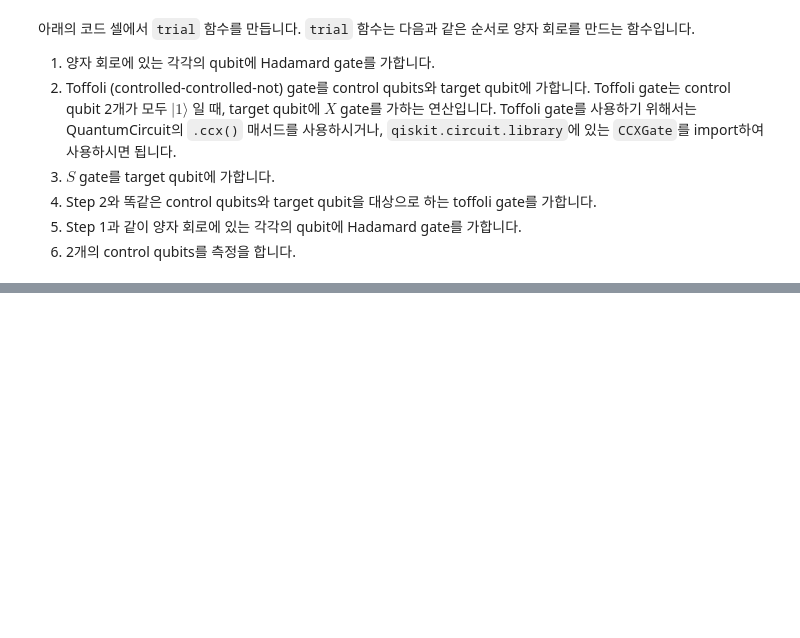
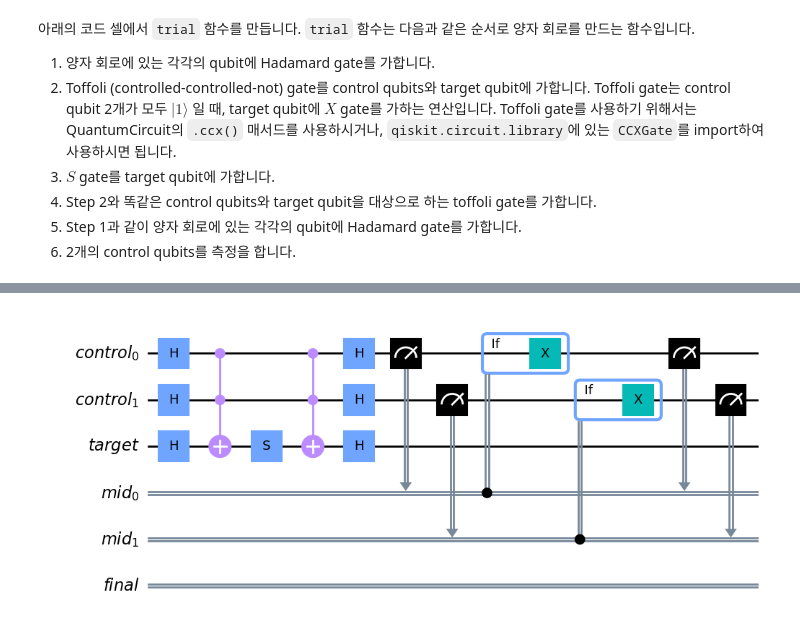
Before and after one commit to goseumdochy/qiskit-fall-fest-2023ku-challenge-notebook, a Jupyter notebook: Challenge5_solution.ipynb, the cells around one changed output, grey strips where cells are left out. Drawn from its saved outputs; the diff is of its cells as text; code cells hidden in the pictures; blank space fills up the shorter version.

```diff
--- a/Challenge5_solution.ipynb
+++ b/Challenge5_solution.ipynb
@@ -278,23 +331,27 @@ grade_ex3c(qc)
 # %%
 def reset_controls(
     circuit: QuantumCircuit, controls: QuantumRegister, measures: ClassicalRegister
 ):
     """Reset the control qubits if they are in |1>."""
 
 
     ## Write your code below this line, making sure it's indented to where this comment begins from ##
 
-
-
+    with circuit.if_test((measures[0],1)):
+        circuit.x(0)
+    with circuit.if_test((measures[1],1)):
+        circuit.x(1)
 
     ## Do not change the code below this line ##
 
 
 qc = base.copy_empty_like()
 trial(qc, target, controls, mid_measure)
 reset_controls(qc, controls, mid_measure)
 qc.measure(controls, mid_measure)
 qc.draw("mpl", cregbundle=False)
+# %% [output]
+[figure, added]
 # %%
 # Grader Cell: Run this to submit your answer
 
```
Also changed, not shown: parts of 22 cells of this notebook, 7 other files.
